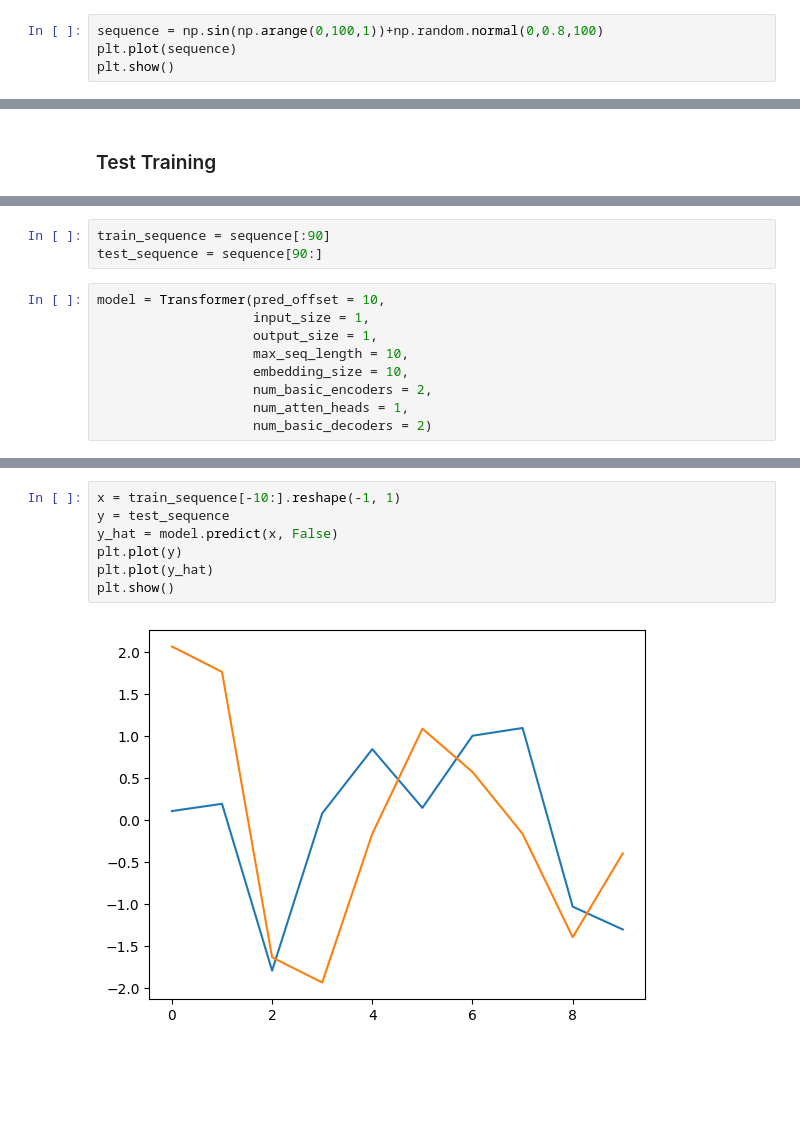
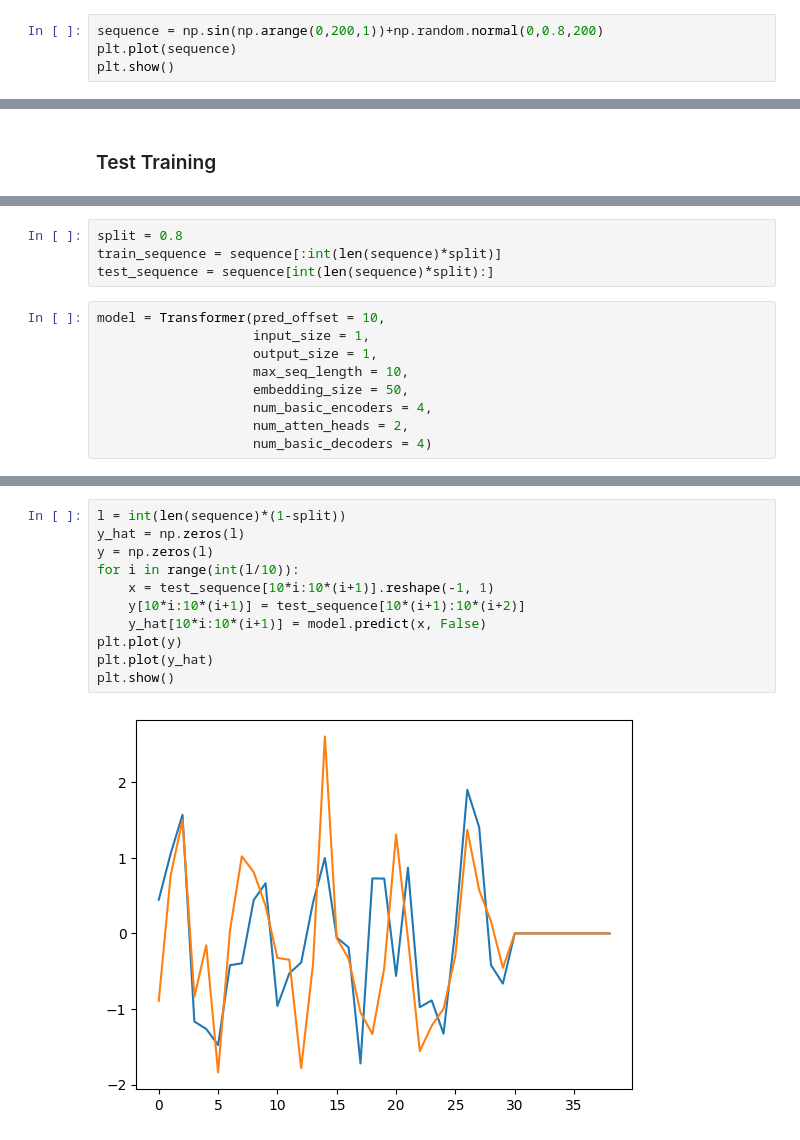
Before and after one commit to pvst1907/Extended_Spacetimeformer, a Jupyter notebook: sandbox.ipynb, the cells around one changed output, grey strips where cells are left out. Drawn from its saved outputs; the diff is of its cells as text; blank space fills up the shorter version.

```diff
--- a/sandbox.ipynb
+++ b/sandbox.ipynb
@@ -8,7 +8,7 @@ from transformer import Transformer
 # %% [markdown]
 ### Artificial Time Series
 # %%
-sequence = np.sin(np.arange(0,100,1))+np.random.normal(0,0.8,100)
+sequence = np.sin(np.arange(0,200,1))+np.random.normal(0,0.8,200)
 plt.plot(sequence)
 plt.show()
 # %% [output]
@@ -53,15 +49,16 @@ len(sequence)
 # %%
-train_sequence = sequence[:90]
-test_sequence = sequence[90:]
+split = 0.8
+train_sequence = sequence[:int(len(sequence)*split)]
+test_sequence = sequence[int(len(sequence)*split):]
 # %%
 model = Transformer(pred_offset = 10,
                     input_size = 1,
                     output_size = 1,
                     max_seq_length = 10,
-                    embedding_size = 10,
-                    num_basic_encoders = 2,
-                    num_atten_heads = 1,
-                    num_basic_decoders = 2)
+                    embedding_size = 50,
+                    num_basic_encoders = 4,
+                    num_atten_heads = 2,
+                    num_basic_decoders = 4)
 # %%
 model.start_training(sequence=train_sequence.reshape(-1, 1),
                      loss=nn.MSELoss(),
@@ -79,9 +75,13 @@ Stopped at  114 8.358056006460067e-07
 # %%
-x = train_sequence[-10:].reshape(-1, 1)
-y = test_sequence
-y_hat = model.predict(x, False)
+l = int(len(sequence)*(1-split))
+y_hat = np.zeros(l)
+y = np.zeros(l)
+for i in range(int(l/10)):
+    x = test_sequence[10*i:10*(i+1)].reshape(-1, 1)
+    y[10*i:10*(i+1)] = test_sequence[10*(i+1):10*(i+2)]
+    y_hat[10*i:10*(i+1)] = model.predict(x, False)
 plt.plot(y)
 plt.plot(y_hat)
 plt.show()
 # %% [output]
-[figure, old version]
+[figure, new version]
```
Also changed, not shown: parts of 4 cells of this notebook, 2 other files.
